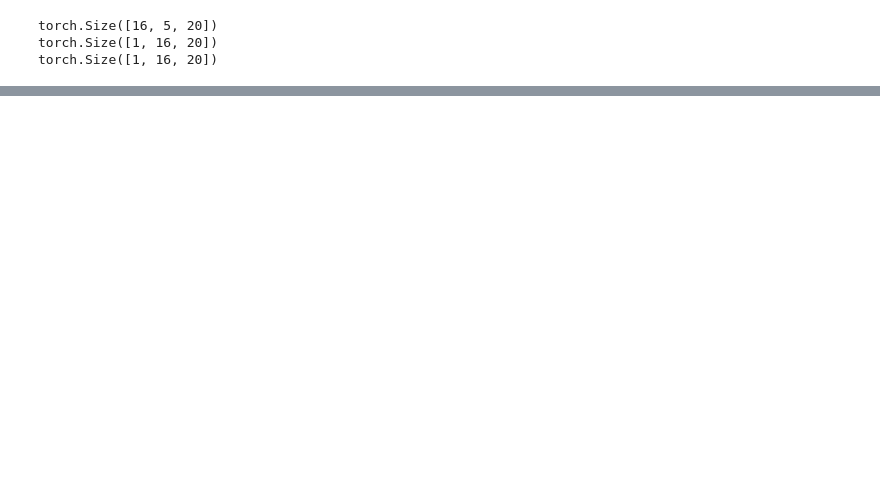
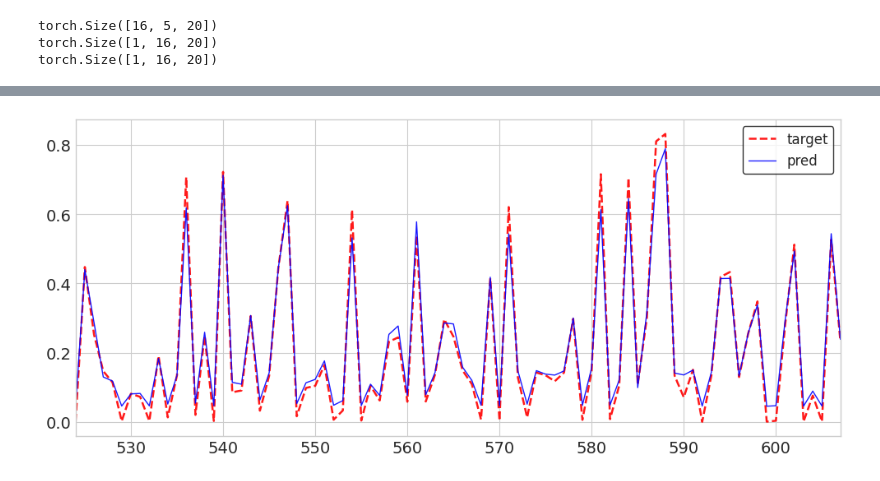
Before and after one commit to sguys99/timeseries-study, a Jupyter notebook: pytorch lstm tutorial.ipynb, the cells around one changed output, grey strips where cells are left out. Cells and saved outputs as stored; diff of their text form; code cells hidden in the pictures; blank space fills up the shorter version.

```diff
--- a/pytorch lstm tutorial.ipynb
+++ b/pytorch lstm tutorial.ipynb
@@ -55,0 +441,47 @@ torch.Size([1, 16, 20])
+# %%
+def make_predictions(model, dataloader):
+    model.eval()
+    predictions, actuals = [], []
+    for x, y in dataloader:
+        with torch.no_grad():
+            p = model(x)
+            predictions.append(p)
+            actuals.append(y.squeeze())
+    predictions = torch.cat(predictions).numpy()
+    actuals = torch.cat(actuals).numpy()
+    return predictions.squeeze(), actuals
+# %%
+eval_loader = DataLoader(
+    test_ds,
+    batch_size=BATCH_SIZE,
+    shuffle=False,
+    drop_last=True
+    )
+# %%
+pred, target = make_predictions(model, eval_loader)
+# %%
+result = pd.DataFrame()
+result['pred'] = pred
+result['target'] = target
+# %%
+fig, ax = plt.subplots(figsize = (12, 5))
+ax.margins(x = 0)
+
+result["target"][524:].plot(
+    ax = ax, color = "r", fontsize = 14,
+    alpha = 0.9, linewidth = 1.8, style = "--",
+    label = "target"
+    )
+
+result["pred"][524:].plot(
+    ax = ax, color = "b", fontsize = 14,
+    alpha = 0.9, linewidth = 1,
+    label = "pred"
+    )
+
+plt.legend(loc = 'upper right', facecolor = 'white', fontsize = 12,
+           edgecolor = 'black', frameon=True)
+#ax.set_ylim([0, 55])
+plt.show()
+# %% [output]
+[figure, added]
```
Also changed, not shown: parts of 43 cells of this notebook.
